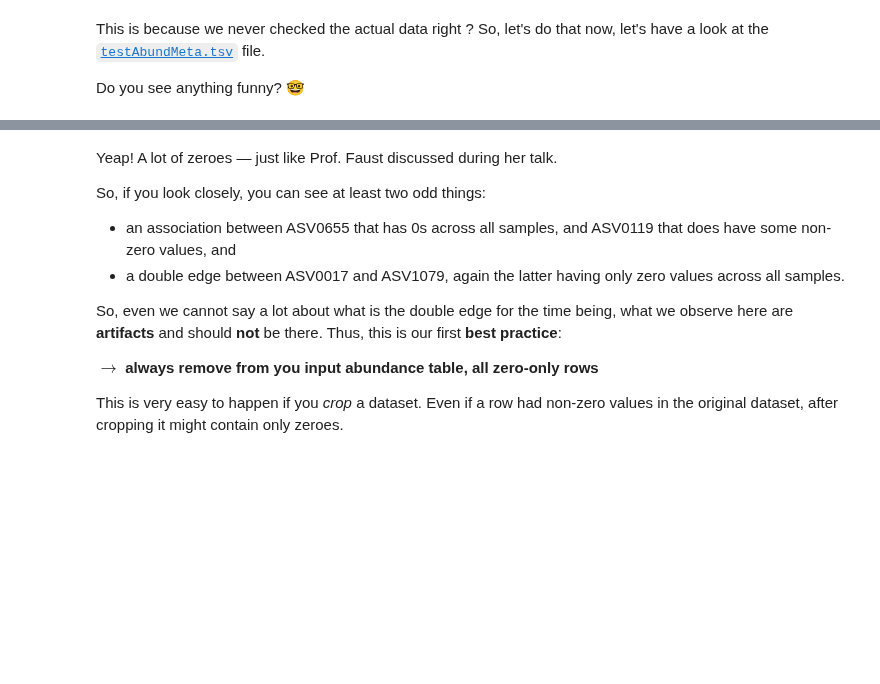
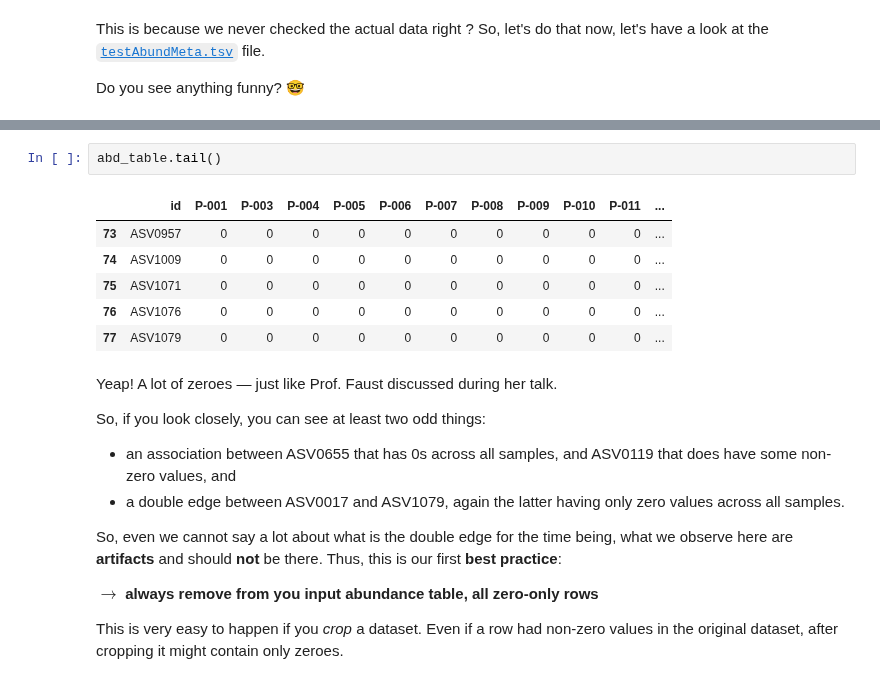
Before and after one commit to hariszaf/metabolic_toy_model, a Jupyter notebook: microbetag_tutorial.ipynb, the cells around one changed output, grey strips where cells are left out. Saved outputs shown, nothing was run; the diff lists cells and outputs as text; blank space fills up the shorter version.

```diff
--- a/microbetag_tutorial.ipynb
+++ b/microbetag_tutorial.ipynb
@@ -347,3 +423,12 @@ abd_table  = pd.read_csv(test_files / "test_flashweave/input_files/testAbundMeta
+# %%
+abd_table.tail()
+# %% [output]
+|  | id | P-001 | P-003 | P-004 | P-005 | P-006 | P-007 | P-008 | P-009 | P-010 | P-011 | ... |
+| 73 | ASV0957 | 0 | 0 | 0 | 0 | 0 | 0 | 0 | 0 | 0 | 0 | ... |
+| 74 | ASV1009 | 0 | 0 | 0 | 0 | 0 | 0 | 0 | 0 | 0 | 0 | ... |
+| 75 | ASV1071 | 0 | 0 | 0 | 0 | 0 | 0 | 0 | 0 | 0 | 0 | ... |
+| 76 | ASV1076 | 0 | 0 | 0 | 0 | 0 | 0 | 0 | 0 | 0 | 0 | ... |
+| 77 | ASV1079 | 0 | 0 | 0 | 0 | 0 | 0 | 0 | 0 | 0 | 0 | ... |
 # %% [markdown]
 Yeap! A lot of zeroes — just like Prof. Faust discussed during her talk.
 
```
Also changed, not shown: parts of 85 cells of this notebook.
